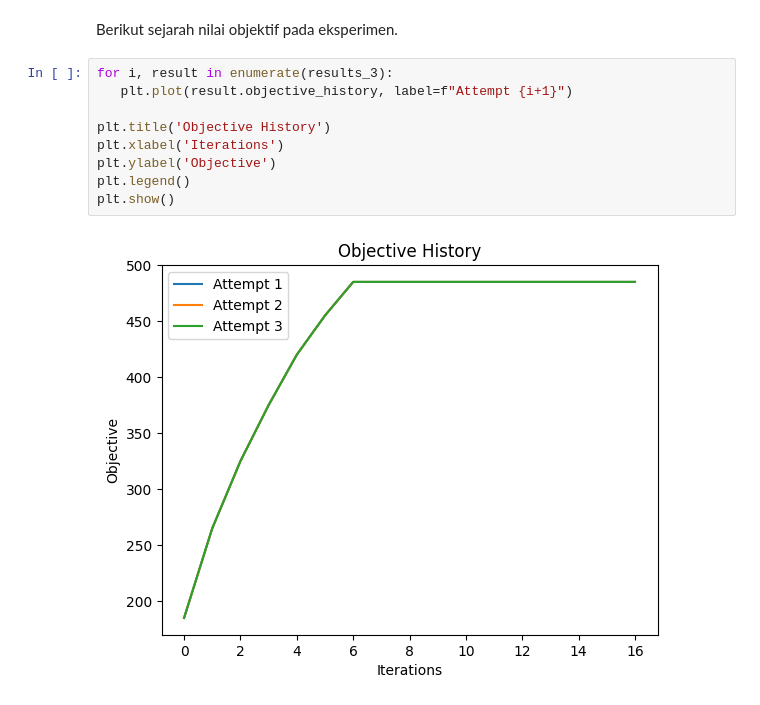
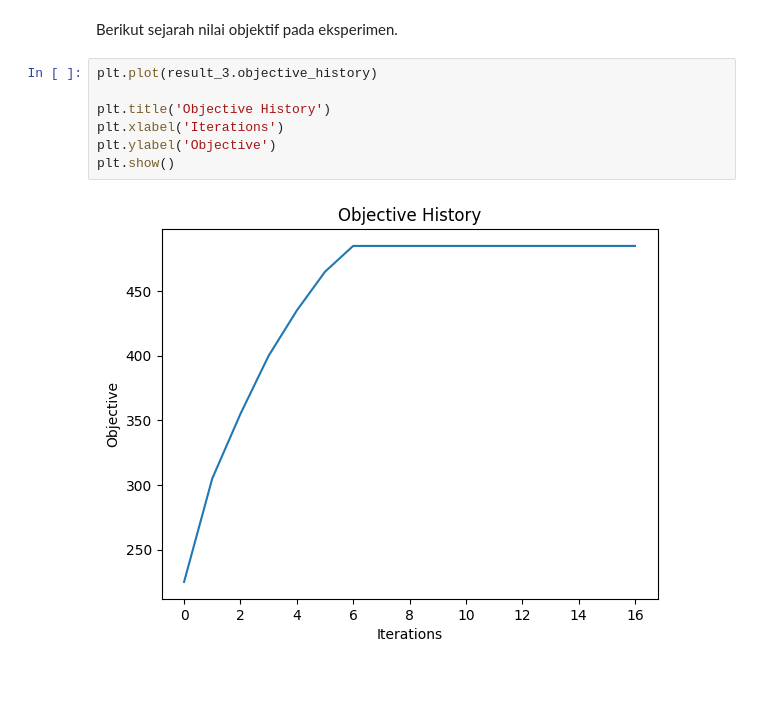
Before and after one commit to timoruslim/IF3170_G60_MoreArtificialThanIntelligence, a Jupyter notebook: output/1b_sideways_move.ipynb, the cells around one changed output. Drawn from its saved outputs; the diff is of its cells as text.

```diff
--- a/output/1b_sideways_move.ipynb
+++ b/output/1b_sideways_move.ipynb
@@ -227,13 +213,11 @@ Sideways Moves       : 10
 # %% [markdown]
 Berikut sejarah nilai objektif pada eksperimen.
 # %%
-for i, result in enumerate(results_3):
-   plt.plot(result.objective_history, label=f"Attempt {i+1}")
+plt.plot(result_3.objective_history)
 
 plt.title('Objective History')
 plt.xlabel('Iterations')
 plt.ylabel('Objective')
-plt.legend()
 plt.show()
 # %% [output]
-[figure, old version]
+[figure, new version]
```
Also changed, not shown: parts of 4 cells of this notebook.
